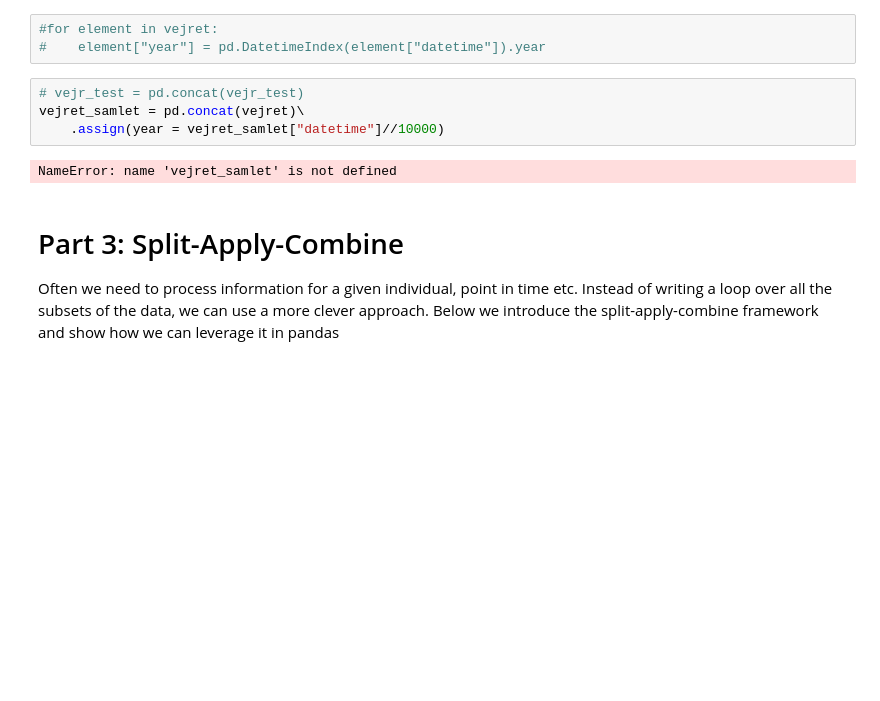
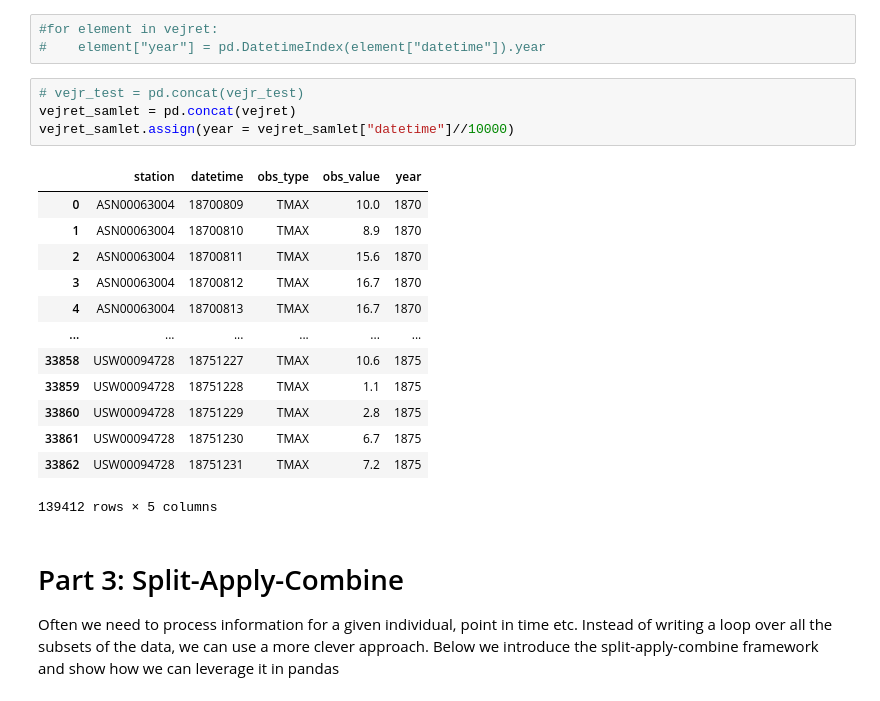
Before and after one commit to pryn-kb/isds2023, a Jupyter notebook: module_3_exercises_cbk.ipynb, the cells around one changed output. Cells and saved outputs as stored; diff of their text form; blank space fills up the shorter version.

Commit message:
assignment 1 done

```diff
--- a/module_3_exercises_cbk.ipynb
+++ b/module_3_exercises_cbk.ipynb
@@ -178,10 +178,22 @@ vejr_test = {x: load_weather(x) for x in range(1870,1876,1)}
 #    element["year"] = pd.DatetimeIndex(element["datetime"]).year
 # %%
 # vejr_test = pd.concat(vejr_test)
-vejret_samlet = pd.concat(vejret)\
-    .assign(year = vejret_samlet["datetime"]//10000)
+vejret_samlet = pd.concat(vejret)
+vejret_samlet.assign(year = vejret_samlet["datetime"]//10000)
 # %% [output]
+|  | station | datetime | obs_type | obs_value | year |
+| 0 | ASN00063004 | 18700809 | TMAX | 10.0 | 1870 |
+| 1 | ASN00063004 | 18700810 | TMAX | 8.9 | 1870 |
+| 2 | ASN00063004 | 18700811 | TMAX | 15.6 | 1870 |
+| 3 | ASN00063004 | 18700812 | TMAX | 16.7 | 1870 |
+| 4 | ASN00063004 | 18700813 | TMAX | 16.7 | 1870 |
+| ... | ... | ... | ... | ... | ... |
+| 33858 | USW00094728 | 18751227 | TMAX | 10.6 | 1875 |
+| 33859 | USW00094728 | 18751228 | TMAX | 1.1 | 1875 |
+| 33860 | USW00094728 | 18751229 | TMAX | 2.8 | 1875 |
+| 33861 | USW00094728 | 18751230 | TMAX | 6.7 | 1875 |
+| 33862 | USW00094728 | 18751231 | TMAX | 7.2 | 1875 |
-NameError: name 'vejret_samlet' is not defined
+139412 rows × 5 columns
 # %% [markdown]
 # Part 3: Split-Apply-Combine
 
```
Also changed, not shown: parts of 4 cells of this notebook, 3 other files.
